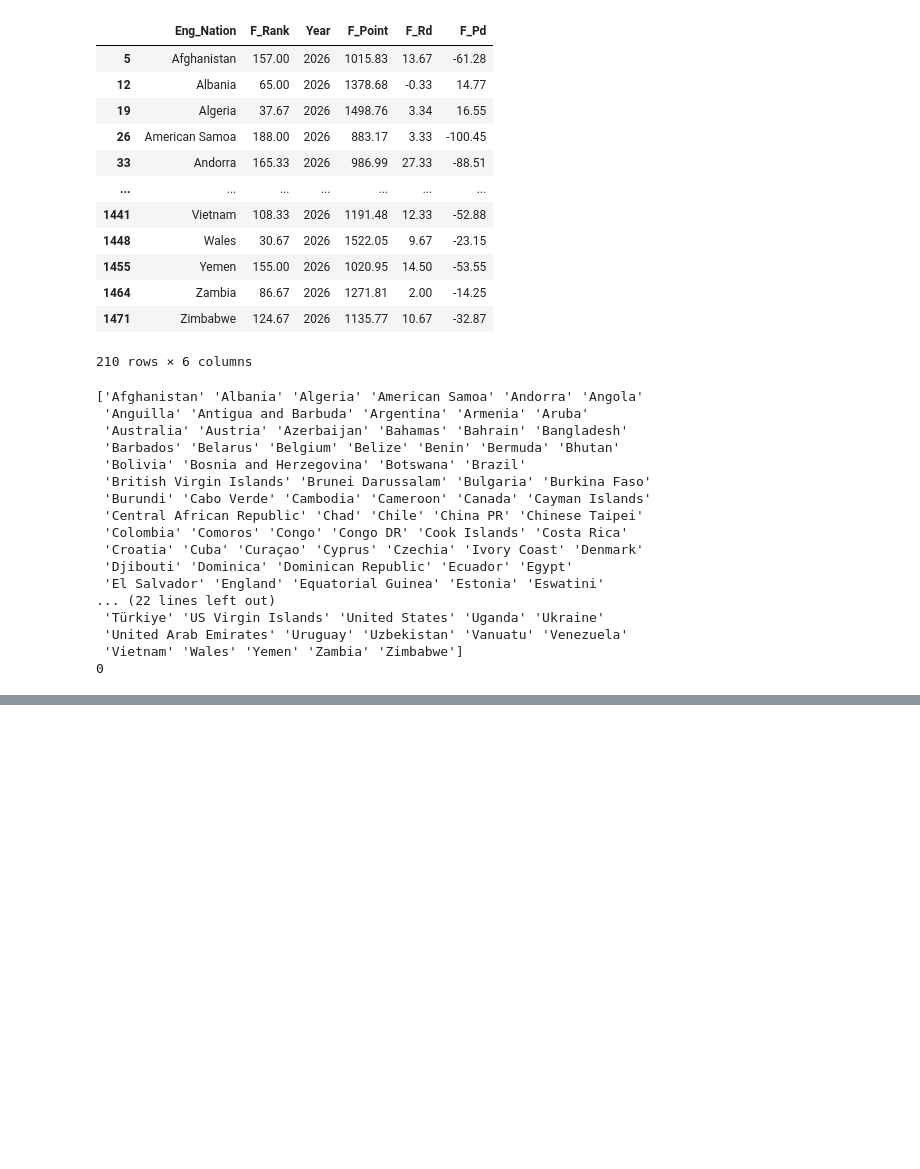
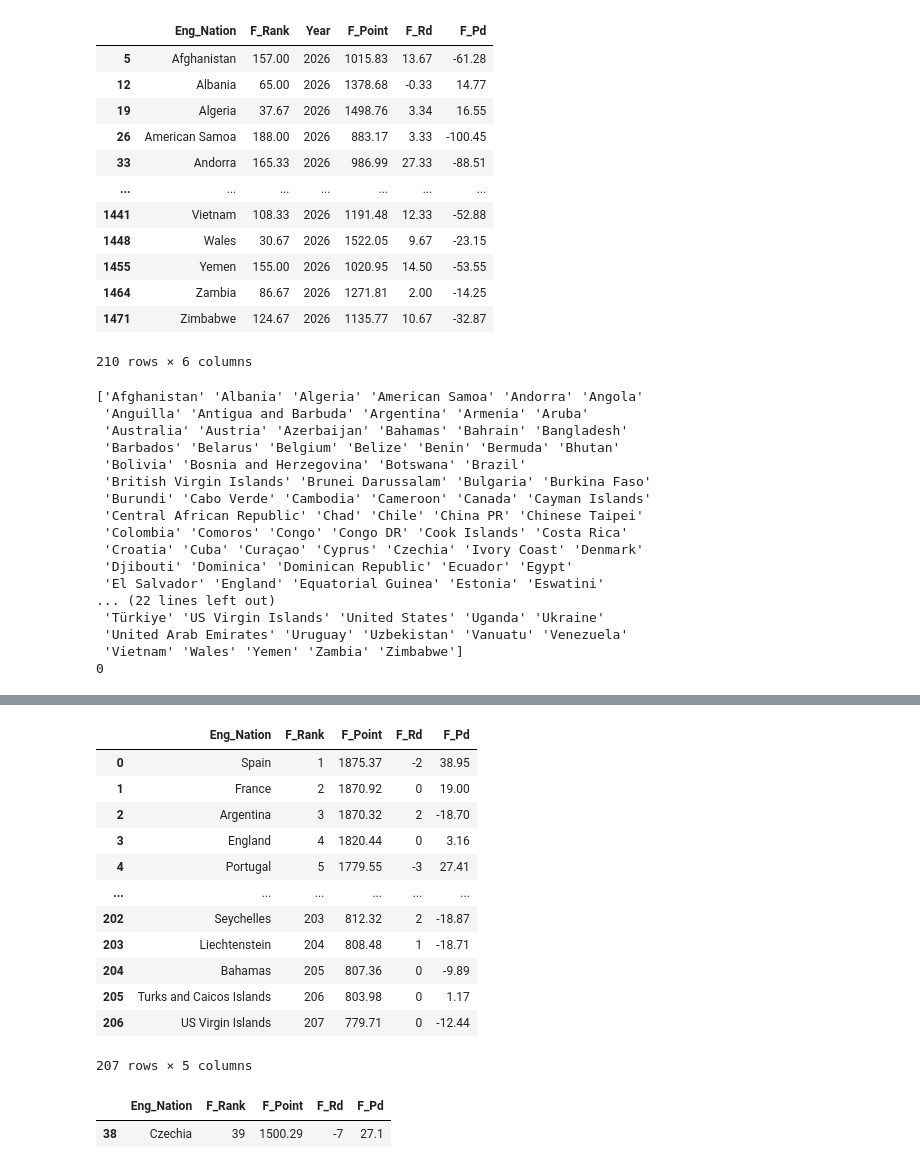
Before and after one commit to SKNetworks-AI19-250818/SKN19-mini-4Team, a Jupyter notebook: ML/Input Data/code/input_data.ipynb, the cells around one changed output, grey strips where cells are left out. Drawn from its saved outputs; the diff is of its cells as text; code cells hidden in the pictures; blank space fills up the shorter version.

```diff
--- a/ML/Input Data/code/input_data.ipynb
+++ b/ML/Input Data/code/input_data.ipynb
@@ -152,0 +243,29 @@ merged_df.head()
+# %%
+columns = {
+    'Team':'Eng_Nation',
+    'Rank_25':'F_Rank',
+    'Total_Points_25':'F_Point',
+}
+
+renamed_df = merged_df.rename(columns=columns)
+merged_df = pd.DataFrame(renamed_df)
+merged_df
+# %% [output]
+|  | Eng_Nation | F_Rank | F_Point | F_Rd | F_Pd |
+| 0 | Spain | 1 | 1875.37 | -2 | 38.95 |
+| 1 | France | 2 | 1870.92 | 0 | 19.00 |
+| 2 | Argentina | 3 | 1870.32 | 2 | -18.70 |
+| 3 | England | 4 | 1820.44 | 0 | 3.16 |
+| 4 | Portugal | 5 | 1779.55 | -3 | 27.41 |
+| ... | ... | ... | ... | ... | ... |
+| 202 | Seychelles | 203 | 812.32 | 2 | -18.87 |
+| 203 | Liechtenstein | 204 | 808.48 | 1 | -18.71 |
+| 204 | Bahamas | 205 | 807.36 | 0 | -9.89 |
+| 205 | Turks and Caicos Islands | 206 | 803.98 | 0 | 1.17 |
+| 206 | US Virgin Islands | 207 | 779.71 | 0 | -12.44 |
+207 rows × 5 columns
+# %%
+merged_df[merged_df['Eng_Nation'] == 'Czechia']
+# %% [output]
+|  | Eng_Nation | F_Rank | F_Point | F_Rd | F_Pd |
+| 38 | Czechia | 39 | 1500.29 | -7 | 27.1 |
```
Also changed, not shown: parts of 18 cells of this notebook, 4 other files.
